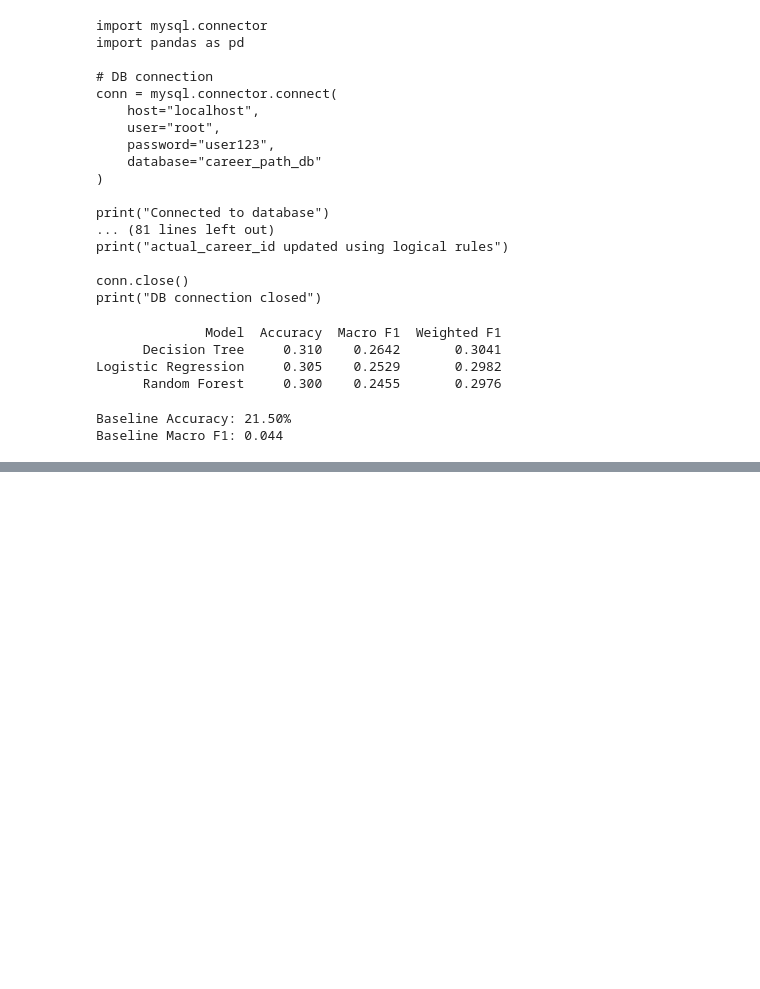
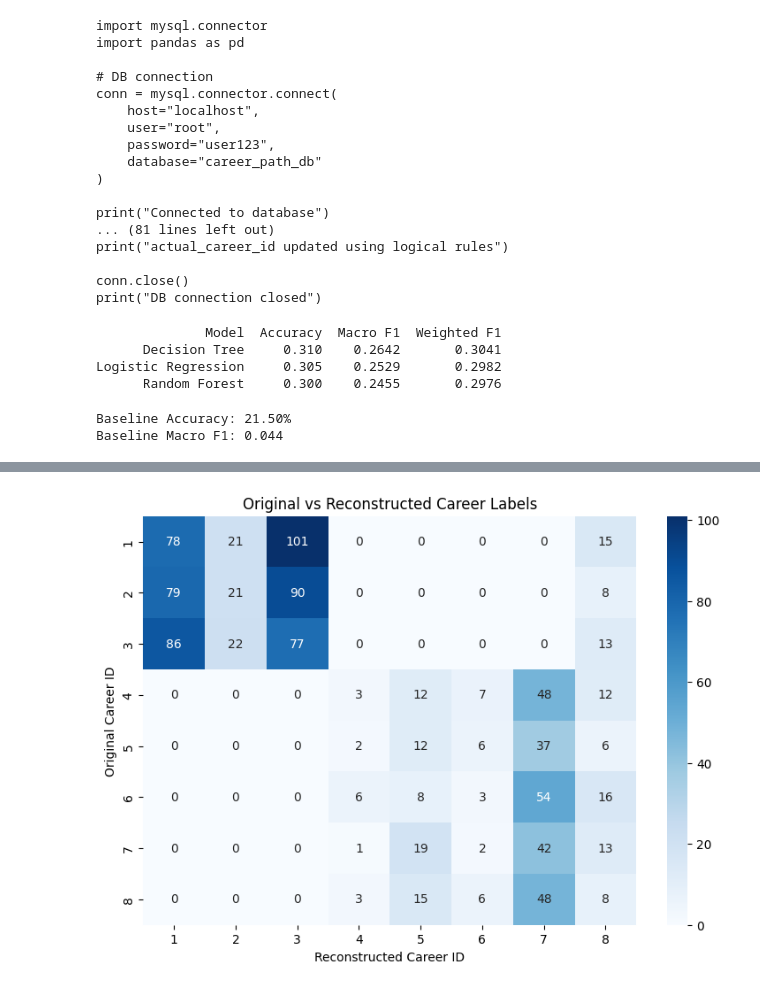
Before and after one commit to PrasastiBaitharu/ybi_foundation, a Jupyter notebook: YBI_45_DAY_INTERNSHIP.ipynb, the cells around one changed output, grey strips where cells are left out. Saved outputs shown, nothing was run; the diff lists cells and outputs as text; code cells hidden in the pictures; blank space fills up the shorter version.

```diff
--- a/YBI_45_DAY_INTERNSHIP.ipynb
+++ b/YBI_45_DAY_INTERNSHIP.ipynb
@@ -996,0 +1215,29 @@ Baseline Macro F1: 0.044
+# %%
+from sklearn.metrics import confusion_matrix
+import seaborn as sns
+import matplotlib.pyplot as plt
+
+cm = confusion_matrix(
+    comparison["actual_career_id"],
+    comparison["reconstructed_career_id"],
+    labels=range(1, 9)
+)
+
+plt.figure(figsize=(9, 6))
+
+sns.heatmap(
+    cm,
+    annot=True,
+    fmt="d",
+    cmap="Blues",
+    xticklabels=range(1, 9),
+    yticklabels=range(1, 9)
+)
+
+plt.xlabel("Reconstructed Career ID")
+plt.ylabel("Original Career ID")
+plt.title("Original vs Reconstructed Career Labels")
+
+plt.show()
+# %% [output]
+[figure, added]
```
Also changed, not shown: parts of 34 cells of this notebook.
